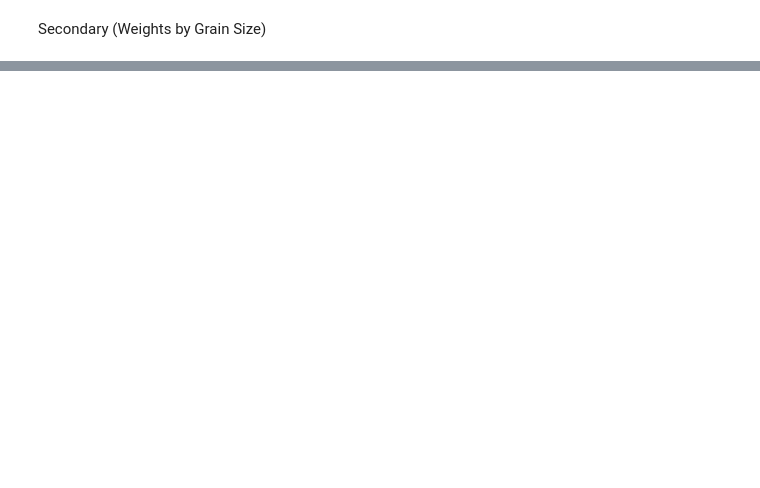
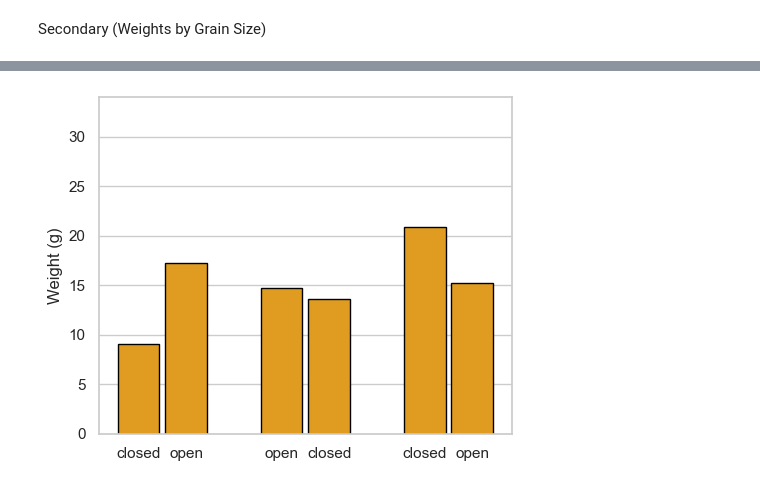
Before and after one commit to nicole-hucke/sediment_trap_paper, a Jupyter notebook: plots/trap_barplots/barplots_code.ipynb, the cells around one changed output, grey strips where cells are left out. Saved outputs shown, nothing was run; the diff lists cells and outputs as text; code cells hidden in the pictures; blank space fills up the shorter version.

```diff
--- a/plots/trap_barplots/barplots_code.ipynb
+++ b/plots/trap_barplots/barplots_code.ipynb
@@ -466,0 +502,33 @@ plt.show()
+# %%
+# summer samples and ordering
+sample_order = ['T1-D', 'T1-C', 'T8-C', 'T8-D', 'T5-A', 'T5-B']
+summer_data = total_weights[
+    (total_weights['season'] == 'Summer') &
+    (total_weights['Sample'].isin(sample_order))
+][['Sample','Weight']]
+
+sns.set_theme(style="whitegrid")
+fig, ax = plt.subplots(figsize=(5, 4))
+
+# define positions for bars (pairs closer together)
+x_positions = [0, 0.4, 1.2, 1.6, 2.4, 2.8]
+bar_width = 0.35
+orange = "#DF9C20"
+
+# plot bars
+ax.bar(x_positions, summer_data.set_index('Sample').loc[sample_order, 'Weight'].values, width=bar_width, color=orange, edgecolor='black')
+ax.set_ylabel('Weight (g)')
+ax.set_xlabel('')
+ax.set_ylim(0, 34)
+ax.xaxis.grid(False)
+
+# Labels under each bar based on ID suffix
+labels = [('closed' if s.endswith(('A','D')) else 'open') for s in sample_order]
+ax.set_xticks(x_positions)
+ax.set_xticklabels(labels)
+
+plt.tight_layout()
+plt.savefig('plots/total_weights_summer_individual.jpg', dpi=1000, bbox_inches='tight')
+plt.show()
+# %% [output]
+[figure, added]
```
Also changed, not shown: parts of 4 cells of this notebook, 5 other files.
